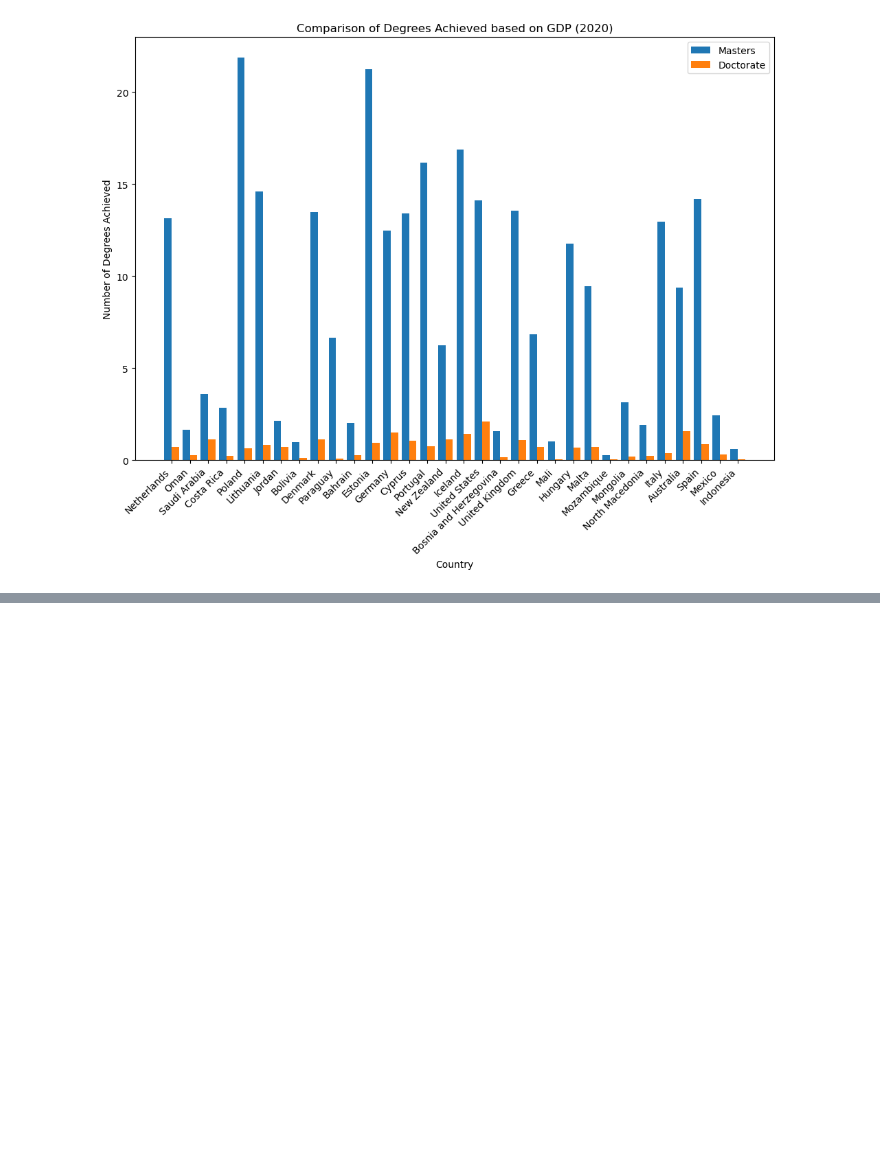
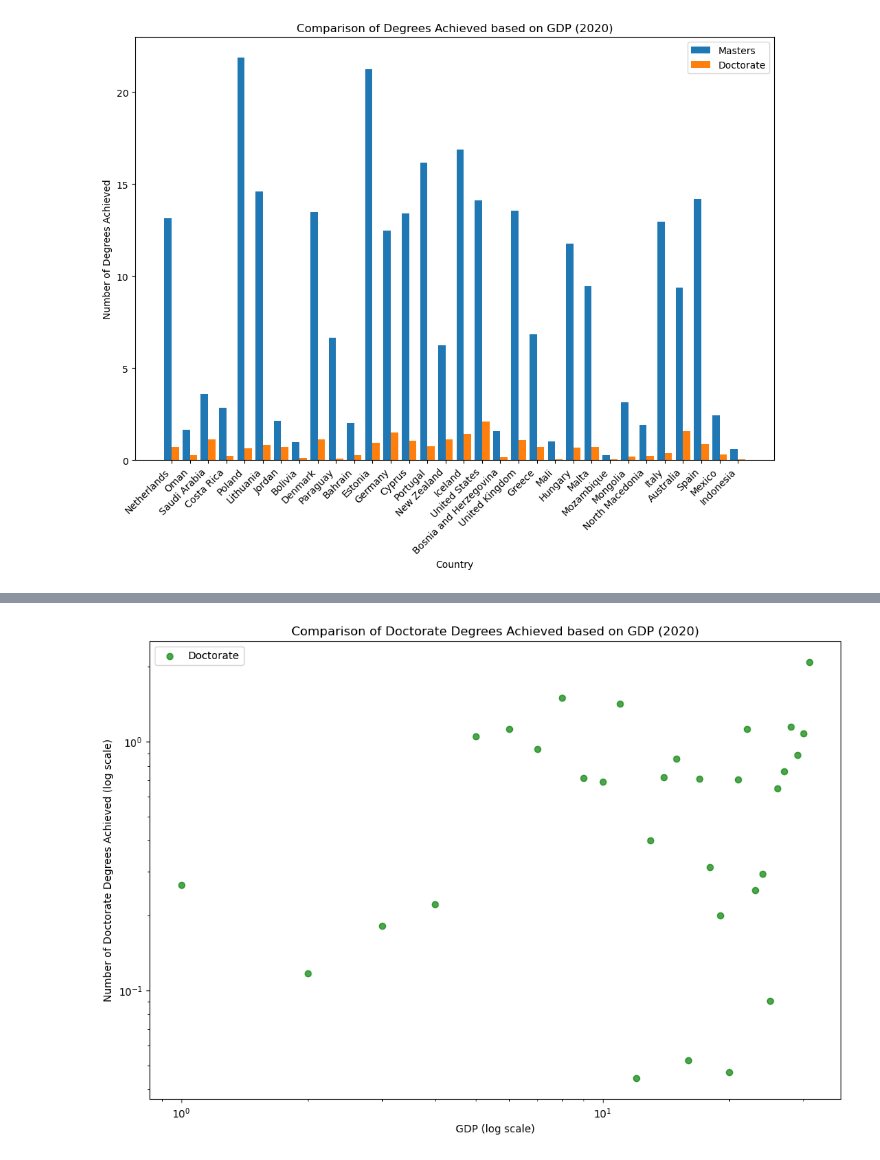
Before and after one commit to BehnooshNasri/project_one, a Jupyter notebook: API Countries Analysis.ipynb, the cells around one changed output, grey strips where cells are left out. Cells and saved outputs as stored; diff of their text form; code cells hidden in the pictures; blank space fills up the shorter version.

```diff
--- a/API Countries Analysis.ipynb
+++ b/API Countries Analysis.ipynb
@@ -169,0 +186,15 @@ plt.show()
+# %%
+# Plot a scatter plot for Doctorate degrees based on GDP
+plt.figure(figsize=(12, 8))
+plt.scatter(global_df['GDP'], global_df['2020 Doctorate or Equivalent Achieved'], label="Doctorate", color='green', alpha=0.7)
+
+plt.xscale('log')  # Use log scale for better visualization if GDP values vary widely
+plt.yscale('log')  # Use log scale for better visualization if degree values vary widely
+
+plt.xlabel('GDP (log scale)')
+plt.ylabel('Number of Doctorate Degrees Achieved (log scale)')
+plt.title('Comparison of Doctorate Degrees Achieved based on GDP (2020)')
+plt.legend()
+plt.show()
+# %% [output]
+[figure, added]
```
Also changed, not shown: parts of 10 cells of this notebook.
